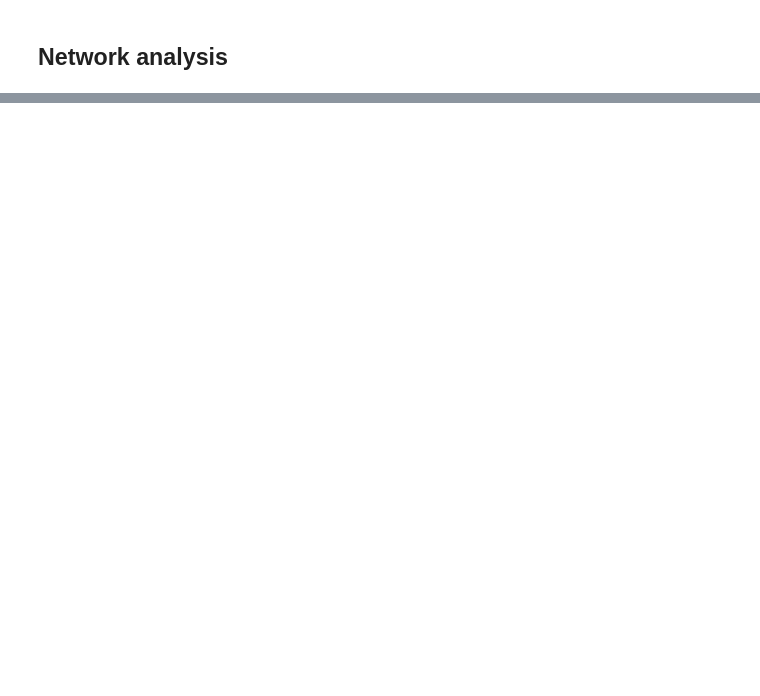
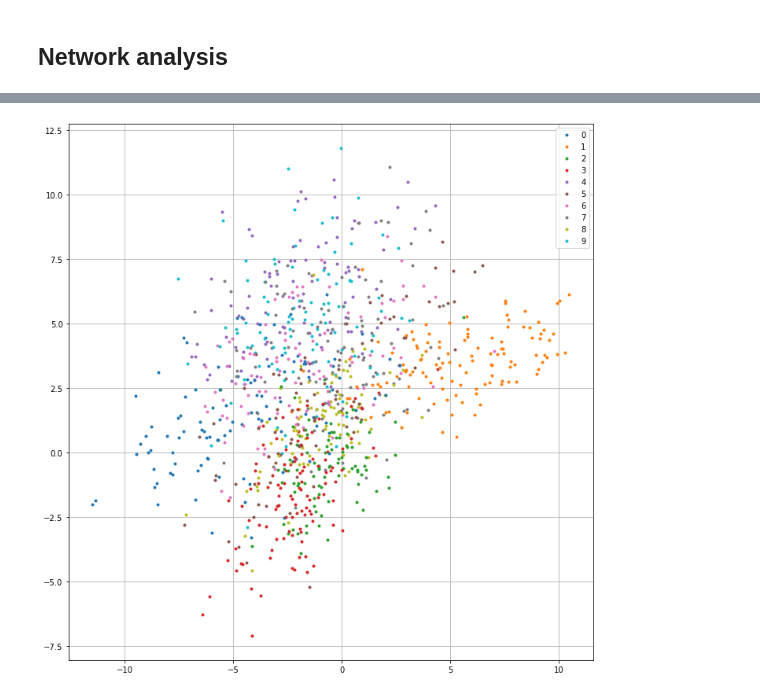
Before and after one commit to damiclem/nndl-04, a Jupyter notebook: train.ipynb, the cells around one changed output, grey strips where cells are left out. Cells and saved outputs as stored; diff of their text form; code cells hidden in the pictures; blank space fills up the shorter version.

```diff
--- a/train.ipynb
+++ b/train.ipynb
@@ -262,7 +262,7 @@ _ = plt.show()
 [figure]
 # %%
 # Define number of epochs
-num_epochs = 100
+num_epochs = 10
 
 # Move all the network parameters to the selected device
 # NOTE if parameters are already on that device, nothing happens
@@ -290,7 +290,7 @@ for epoch in iter_epochs:
     ### Validation
     test_loss = net.test_epoch(dataloader=test_dataloader, loss_fn=loss_fn, optimizer=optimizer, device=device)
     # Print validation loss
-    iter_epochs.write('Epoch nr %d, test loss %f' % (epoch + 1, test_loss))
+    iter_epochs.write('Epoch nr {0:03d}, test loss {1:f}'.format(epoch + 1, test_loss))
     # print('\n\n\t VALIDATION - EPOCH %d/%d - loss: %f\n\n' % (epoch + 1, num_epochs, val_loss))
     # Save train partial losses
     out_epochs['test_epochs'].append(test_loss)
@@ -366,5 +357,9 @@ KeyboardInterrupt:
 # %% [markdown]
 ## Network analysis
+# %%
+# Load neural network to cpu
+_ = net.to(cpu)
+_ = net.load_state_dict(torch.load(MODEL_WEIGHTS_PATH.format(settings['name']),  map_location='cpu'))
 # %%
 # Load settings from disk
 with open(MODEL_SETTINGS_PATH.format(settings['name']), 'r') as settings_file:
@@ -375,7 +393,3 @@ with open(MODEL_SETTINGS_PATH.format(settings['name']), 'r') as settings_file:
-# %%
-# Load neural network to cpu
-net = net.to(cpu)
-net = net.load_state_dict(torch.load(MODEL_WEIGHTS_PATH.format(settings['name']),  map_location='cpu'))
 # %%
 # Get the encoded representation of the test samples
 
@@ -391,32 +405,34 @@ for sample in tqdm(test_dataset):
     with torch.no_grad():
         # ENcode the image
         encoded_image  = net.encode(in_image)
     # Append to list
     encoded_samples.append((encoded_image.flatten().numpy(), out_label.item()))
 
 # Define a color for each digit
 color_map = {
     0: '#1f77b4',
     1: '#ff7f0e',
     2: '#2ca02c',
     3: '#d62728',
     4: '#9467bd',
     5: '#8c564b',
     6: '#e377c2',
     7: '#7f7f7f',
     8: '#bcbd22',
     9: '#17becf'
 }
 
 # Sample 1k points from the latent space
 encoded_samples_reduced = random.sample(encoded_samples, 1000)
 # Make plot of the sampled points
-_ = plt.figure(figsize=(12,10))
+_ = plt.figure(figsize=(10, 10))
 # Plot each point
-for enc_sample, label in tqdm(encoded_samples_reduced):
+for enc_sample, label in encoded_samples_reduced:
     _ = plt.plot(enc_sample[0], enc_sample[1], marker='.', color=color_map[label])
 # Show plot
 _ = plt.grid(True)
 _ = plt.legend([plt.Line2D([0], [0], ls='', marker='.', color=c, label=l) for l, c in color_map.items()], color_map.keys())
 _ = plt.tight_layout()
 _ = plt.show()
+# %% [output]
+[figure, added]
```
Also changed, not shown: parts of 6 cells of this notebook.
